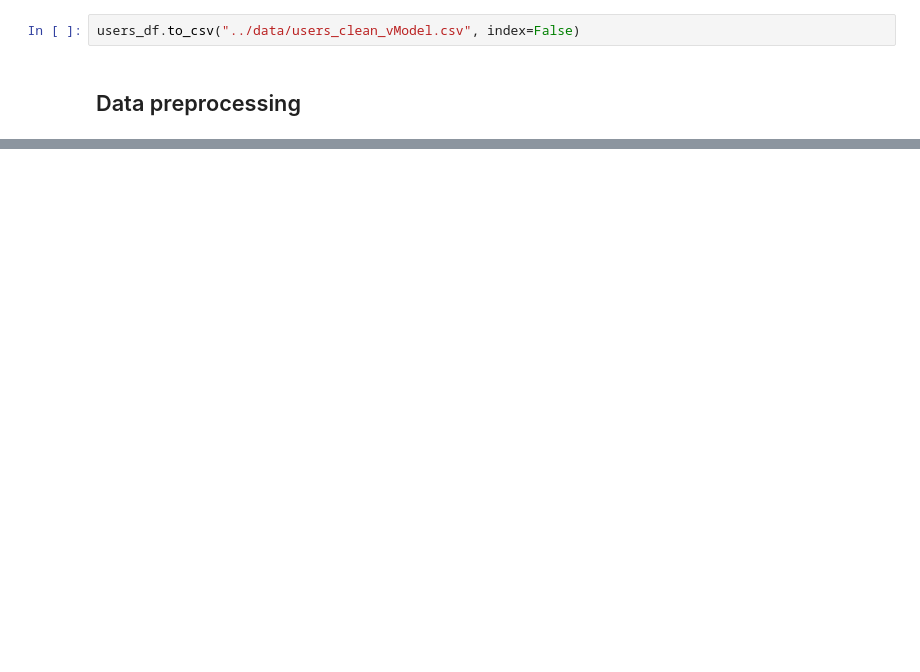
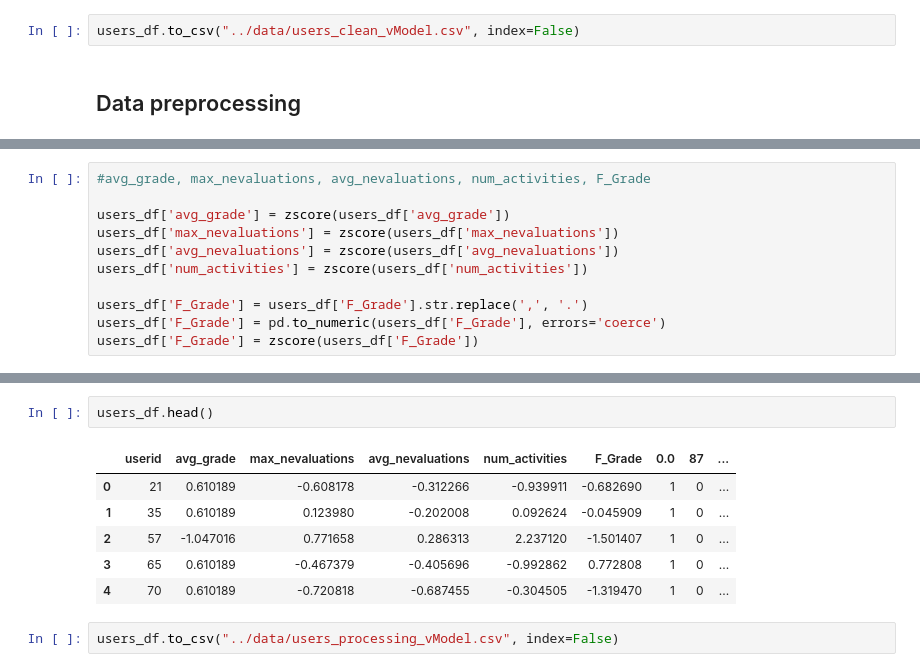
Before and after one commit to Arroch35/Datathon_uab_caronte_solution, a Jupyter notebook: src/data_preprocessing.ipynb, the cells around one changed output, grey strips where cells are left out. Drawn from its saved outputs; the diff is of its cells as text; blank space fills up the shorter version.

```diff
--- a/src/predictions.ipynb
+++ b/src/data_preprocessing.ipynb
@@ -259,0 +258,11 @@ users_df.to_csv("../data/users_clean_vModel.csv", index=False)
+# %%
+#avg_grade, max_nevaluations, avg_nevaluations, num_activities, F_Grade
+
+users_df['avg_grade'] = zscore(users_df['avg_grade'])
+users_df['max_nevaluations'] = zscore(users_df['max_nevaluations'])
+users_df['avg_nevaluations'] = zscore(users_df['avg_nevaluations'])
+users_df['num_activities'] = zscore(users_df['num_activities'])
+
+users_df['F_Grade'] = users_df['F_Grade'].str.replace(',', '.')
+users_df['F_Grade'] = pd.to_numeric(users_df['F_Grade'], errors='coerce')
+users_df['F_Grade'] = zscore(users_df['F_Grade'])
@@ -259,0 +285,11 @@ users_df.to_csv("../data/users_clean_vModel.csv", index=False)
+# %%
+users_df.head()
+# %% [output]
+|  | userid | avg_grade | max_nevaluations | avg_nevaluations | num_activities | F_Grade | 0.0 | 87 | ... |
+| 0 | 21 | 0.610189 | -0.608178 | -0.312266 | -0.939911 | -0.682690 | 1 | 0 | ... |
+| 1 | 35 | 0.610189 | 0.123980 | -0.202008 | 0.092624 | -0.045909 | 1 | 0 | ... |
+| 2 | 57 | -1.047016 | 0.771658 | 0.286313 | 2.237120 | -1.501407 | 1 | 0 | ... |
+| 3 | 65 | 0.610189 | -0.467379 | -0.405696 | -0.992862 | 0.772808 | 1 | 0 | ... |
+| 4 | 70 | 0.610189 | -0.720818 | -0.687455 | -0.304505 | -1.319470 | 1 | 0 | ... |
+# %%
+users_df.to_csv("../data/users_processing_vModel.csv", index=False)
```
Also changed, not shown: parts of 8 cells of this notebook.
